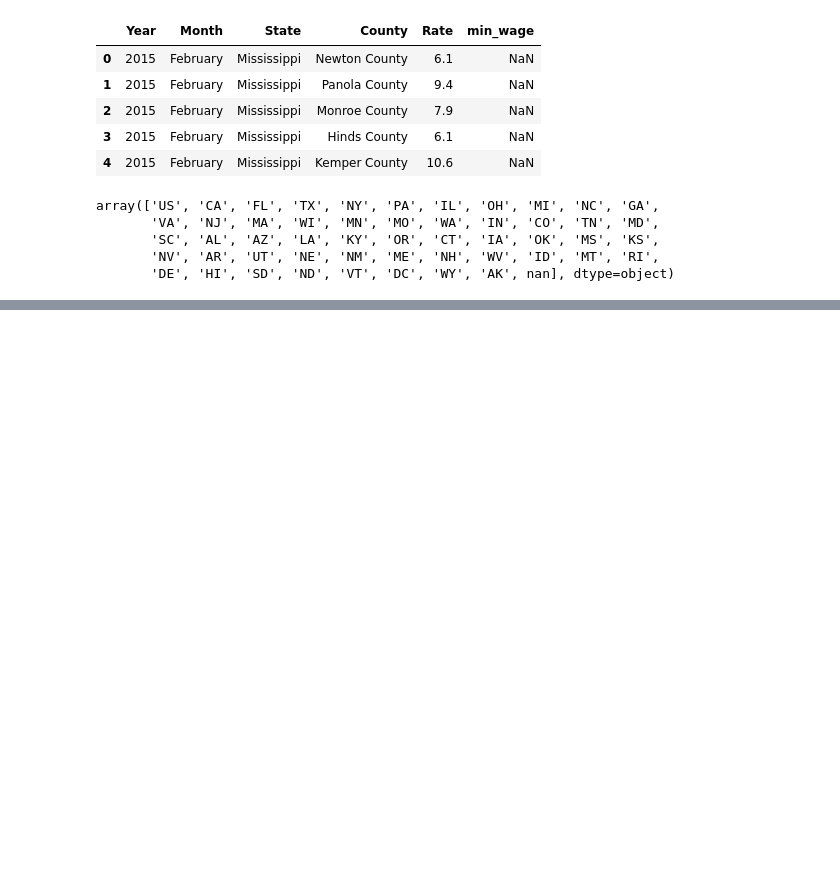
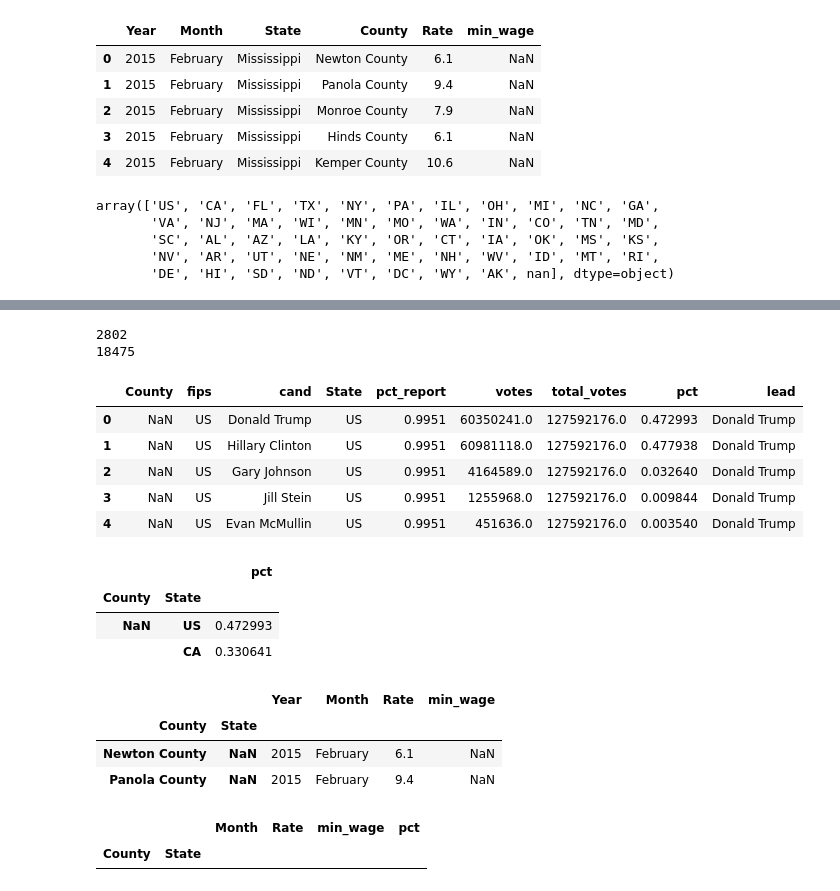
Before and after one commit to AkshayB2017/MachineLearning, a Jupyter notebook: DataAnalysis/USADataCombine/MultipleDataSetCombine.ipynb, the cells around one changed output, grey strips where cells are left out. Saved outputs shown, nothing was run; the diff lists cells and outputs as text; code cells hidden in the pictures; blank space fills up the shorter version.

```diff
--- a/DataAnalysis/USADataCombine/MultipleDataSetCombine.ipynb
+++ b/DataAnalysis/USADataCombine/MultipleDataSetCombine.ipynb
@@ -180,0 +146,18 @@ Name: State, Length: 2802, dtype: object
+# %%
+print(len(county_2015))
+print(len(pres16))
+# %% [output]
+2802
+18475
+# %%
+
+
+pres16.rename(columns={"county": "County", "st": "State"}, inplace=True)
+pres16.head()
+# %% [output]
+|  | County | fips | cand | State | pct_report | votes | total_votes | pct | lead |
+| 0 | NaN | US | Donald Trump | US | 0.9951 | 60350241.0 | 127592176.0 | 0.472993 | Donald Trump |
+| 1 | NaN | US | Hillary Clinton | US | 0.9951 | 60981118.0 | 127592176.0 | 0.477938 | Donald Trump |
+| 2 | NaN | US | Gary Johnson | US | 0.9951 | 4164589.0 | 127592176.0 | 0.032640 | Donald Trump |
+| 3 | NaN | US | Jill Stein | US | 0.9951 | 1255968.0 | 127592176.0 | 0.009844 | Donald Trump |
+| 4 | NaN | US | Evan McMullin | US | 0.9951 | 451636.0 | 127592176.0 | 0.003540 | Donald Trump |
@@ -180,0 +167,25 @@ Name: State, Length: 2802, dtype: object
+# %%
+pres16 = pres16[pres16['cand']=="Donald Trump"]
+pres16 = pres16[['pct']]
+pres16.dropna(inplace=True)
+pres16.head(2)
+# %% [output]
+|  |  | pct |
+| County | State |  |
+| NaN | US | 0.472993 |
+|  | CA | 0.330641 |
+# %%
+county_2015.head(2)
+# %% [output]
+|  |  | Year | Month | Rate | min_wage |
+| County | State |  |  |  |  |
+| Newton County | NaN | 2015 | February | 6.1 | NaN |
+| Panola County | NaN | 2015 | February | 9.4 | NaN |
+# %%
+all_together = county_2015.merge(pres16, on=["County", "State"])
+all_together.dropna(inplace=True)
+all_together.drop("Year", axis=1, inplace=True)
+all_together.head()
+# %% [output]
+|  |  | Month | Rate | min_wage | pct |
+| County | State |  |  |  |  |
```
Also changed, not shown: parts of 6 cells of this notebook.
